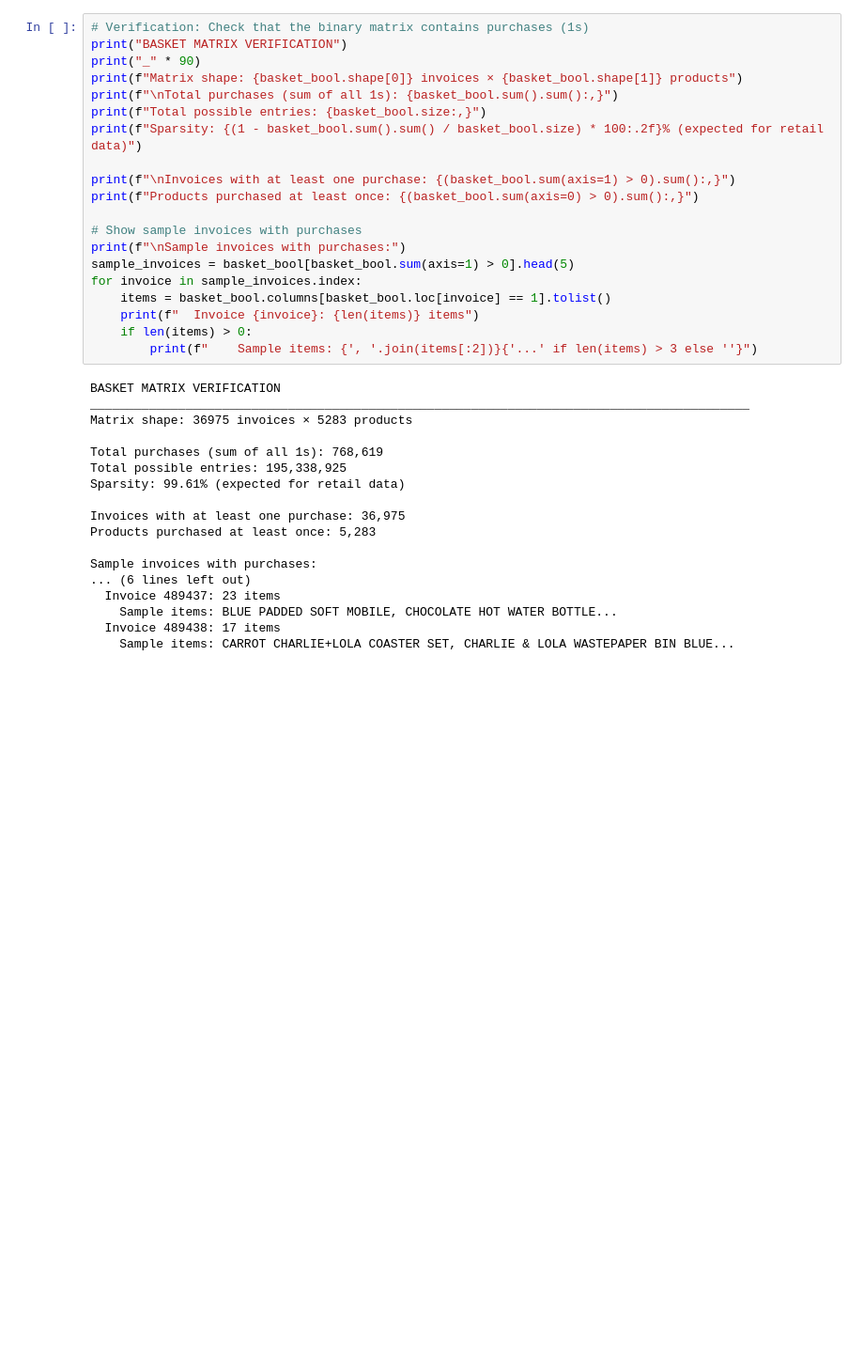
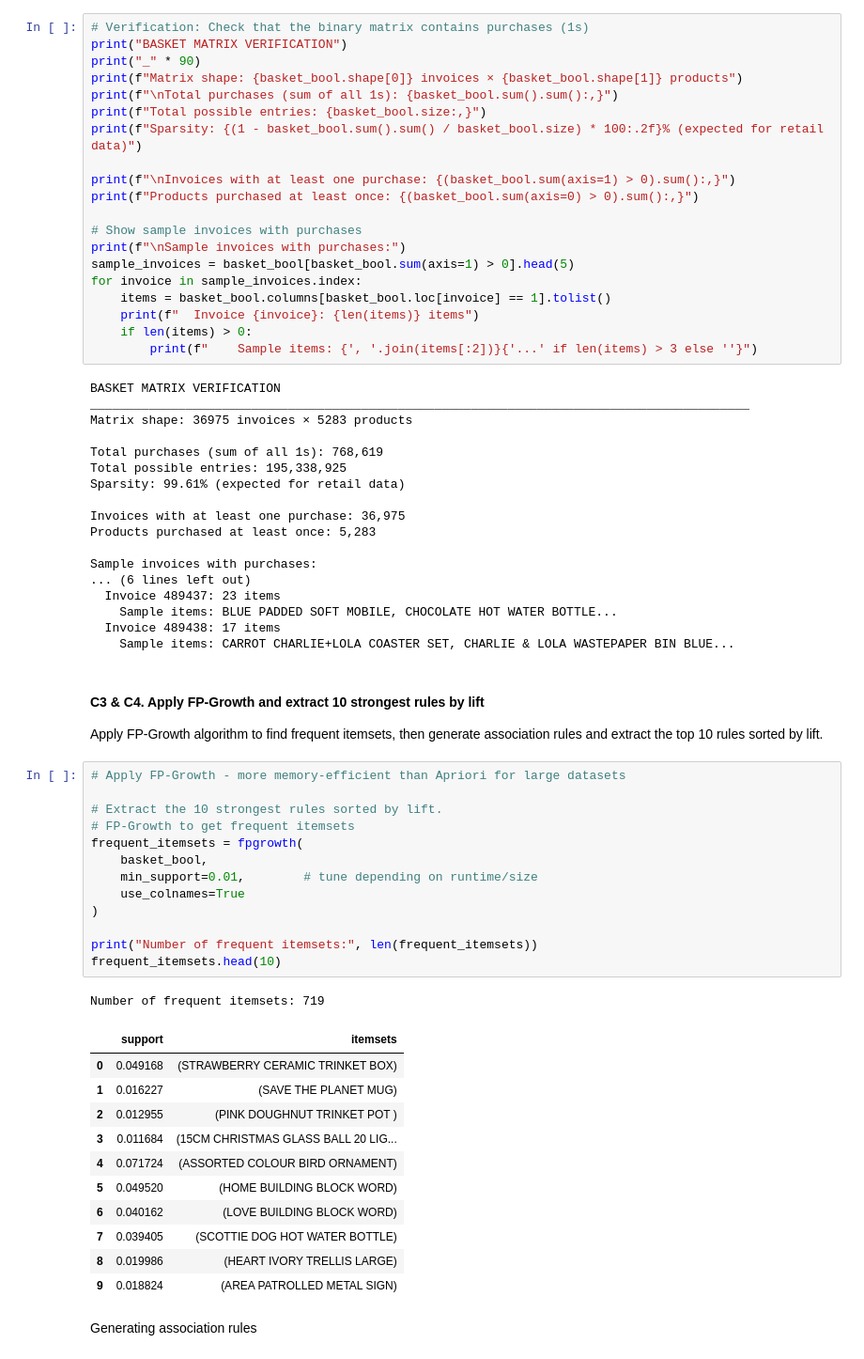
Before and after one commit to Ainedembe-Denis/UCI-Online-Retail-II-Customer-Purchasing-Behavior-Analysis, a Jupyter notebook: Retail-Customer-Analysis.ipynb, the cells around one changed output. Shown: that part at 94% size. Cells and saved outputs as stored; diff of their text form; blank space fills up the shorter version.

Commit message:
Applied FP-Growth & Extracted the 10 strongest rules sorted by lift.

```diff
--- a/Retail-Customer-Analysis.ipynb
+++ b/Retail-Customer-Analysis.ipynb
@@ -533,3 +533,34 @@ Sample invoices with purchases:
     Sample items: BLUE PADDED SOFT MOBILE, CHOCOLATE HOT WATER BOTTLE...
   Invoice 489438: 17 items
     Sample items: CARROT CHARLIE+LOLA COASTER SET, CHARLIE & LOLA WASTEPAPER BIN BLUE...
+# %% [markdown]
+#### C3 & C4. Apply FP-Growth and extract 10 strongest rules by lift
+Apply FP-Growth algorithm to find frequent itemsets, then generate association rules and extract the top 10 rules sorted by lift.
+# %%
+# Apply FP-Growth - more memory-efficient than Apriori for large datasets
+
+# Extract the 10 strongest rules sorted by lift.
+# FP-Growth to get frequent itemsets
+frequent_itemsets = fpgrowth(
+    basket_bool,
+    min_support=0.01,        # tune depending on runtime/size
+    use_colnames=True
+)
+
+print("Number of frequent itemsets:", len(frequent_itemsets))
+frequent_itemsets.head(10)
+# %% [output]
+Number of frequent itemsets: 719
+|  | support | itemsets |
+| 0 | 0.049168 | (STRAWBERRY CERAMIC TRINKET BOX) |
+| 1 | 0.016227 | (SAVE THE PLANET MUG) |
+| 2 | 0.012955 | (PINK DOUGHNUT TRINKET POT ) |
+| 3 | 0.011684 | (15CM CHRISTMAS GLASS BALL 20 LIG... |
+| 4 | 0.071724 | (ASSORTED COLOUR BIRD ORNAMENT) |
+| 5 | 0.049520 | (HOME BUILDING BLOCK WORD) |
+| 6 | 0.040162 | (LOVE BUILDING BLOCK WORD) |
+| 7 | 0.039405 | (SCOTTIE DOG HOT WATER BOTTLE) |
+| 8 | 0.019986 | (HEART IVORY TRELLIS LARGE) |
+| 9 | 0.018824 | (AREA PATROLLED METAL SIGN) |
+# %% [markdown]
+Generating association rules
```
Also changed, not shown: parts of 1 cell of this notebook.
